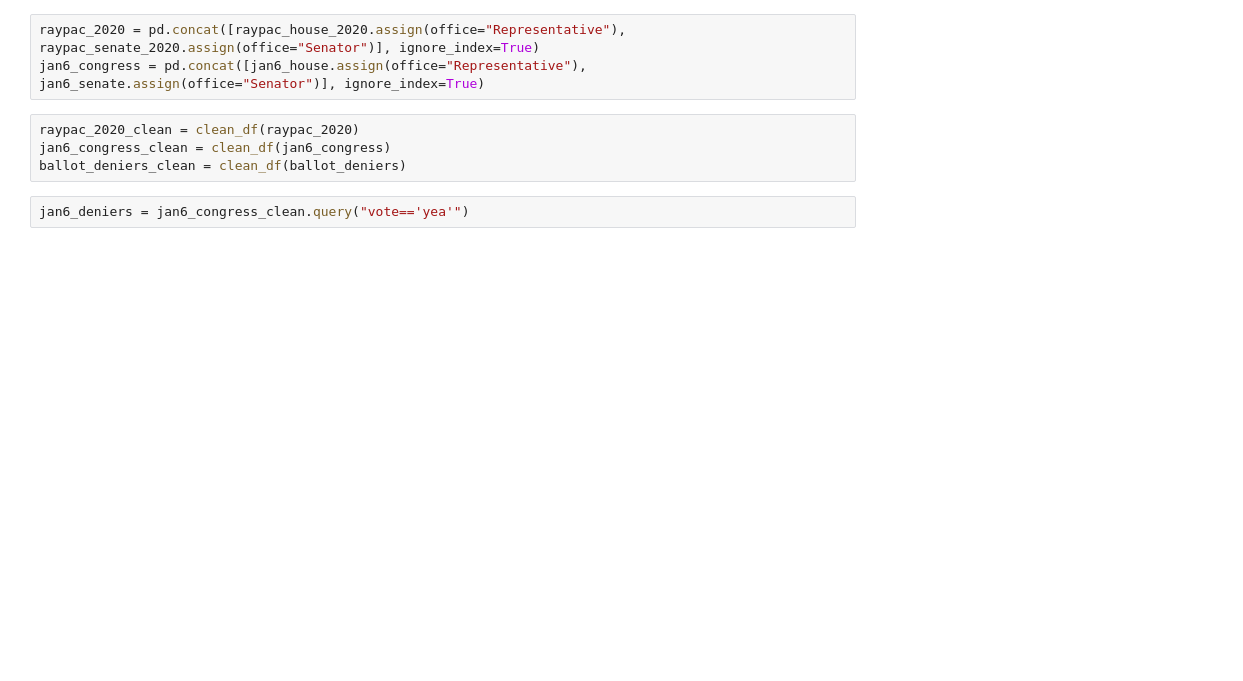
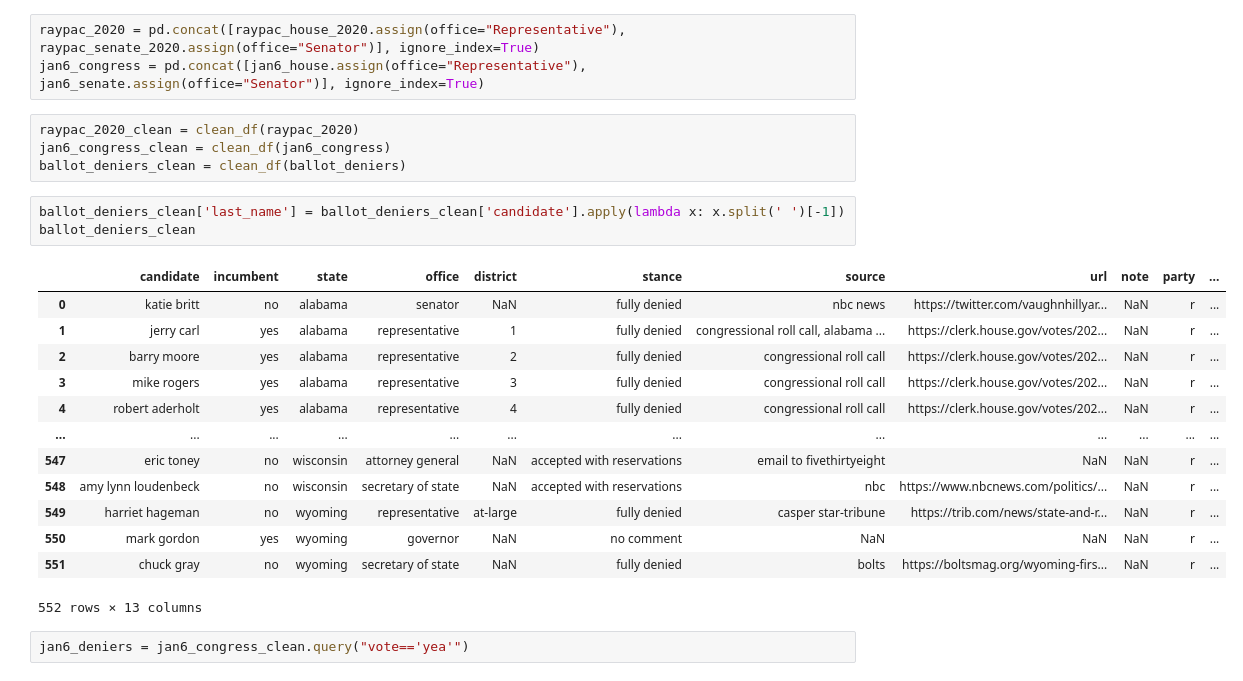
Before and after one commit to jlwhelan28/pac-hunter, a Jupyter notebook: fraypac.ipynb, the cells around one changed output. Cells and saved outputs as stored; diff of their text form; blank space fills up the shorter version.

```diff
--- a/fraypac.ipynb
+++ b/fraypac.ipynb
@@ -22,6 +22,23 @@ jan6_congress = pd.concat([jan6_house.assign(office="Representative"), jan6_sena
 raypac_2020_clean = clean_df(raypac_2020)
 jan6_congress_clean = clean_df(jan6_congress)
 ballot_deniers_clean = clean_df(ballot_deniers)
+# %%
+ballot_deniers_clean['last_name'] = ballot_deniers_clean['candidate'].apply(lambda x: x.split(' ')[-1])
+ballot_deniers_clean
+# %% [output]
+|  | candidate | incumbent | state | office | district | stance | source | url | note | party | ... |
+| 0 | katie britt | no | alabama | senator | NaN | fully denied | nbc news | https://twitter.com/vaughnhillyar... | NaN | r | ... |
+| 1 | jerry carl | yes | alabama | representative | 1 | fully denied | congressional roll call, alabama ... | https://clerk.house.gov/votes/202... | NaN | r | ... |
+| 2 | barry moore | yes | alabama | representative | 2 | fully denied | congressional roll call | https://clerk.house.gov/votes/202... | NaN | r | ... |
+| 3 | mike rogers | yes | alabama | representative | 3 | fully denied | congressional roll call | https://clerk.house.gov/votes/202... | NaN | r | ... |
+| 4 | robert aderholt | yes | alabama | representative | 4 | fully denied | congressional roll call | https://clerk.house.gov/votes/202... | NaN | r | ... |
+| ... | ... | ... | ... | ... | ... | ... | ... | ... | ... | ... | ... |
+| 547 | eric toney | no | wisconsin | attorney general | NaN | accepted with reservations | email to fivethirtyeight | NaN | NaN | r | ... |
+| 548 | amy lynn loudenbeck | no | wisconsin | secretary of state | NaN | accepted with reservations | nbc | https://www.nbcnews.com/politics/... | NaN | r | ... |
+| 549 | harriet hageman | no | wyoming | representative | at-large | fully denied | casper star-tribune | https://trib.com/news/state-and-r... | NaN | r | ... |
+| 550 | mark gordon | yes | wyoming | governor | NaN | no comment | NaN | NaN | NaN | r | ... |
+| 551 | chuck gray | no | wyoming | secretary of state | NaN | fully denied | bolts | https://boltsmag.org/wyoming-firs... | NaN | r | ... |
+552 rows × 13 columns
 # %%
 jan6_deniers = jan6_congress_clean.query("vote=='yea'")
 # %%
```
Also changed, not shown: parts of 7 cells of this notebook, 1 other file.
